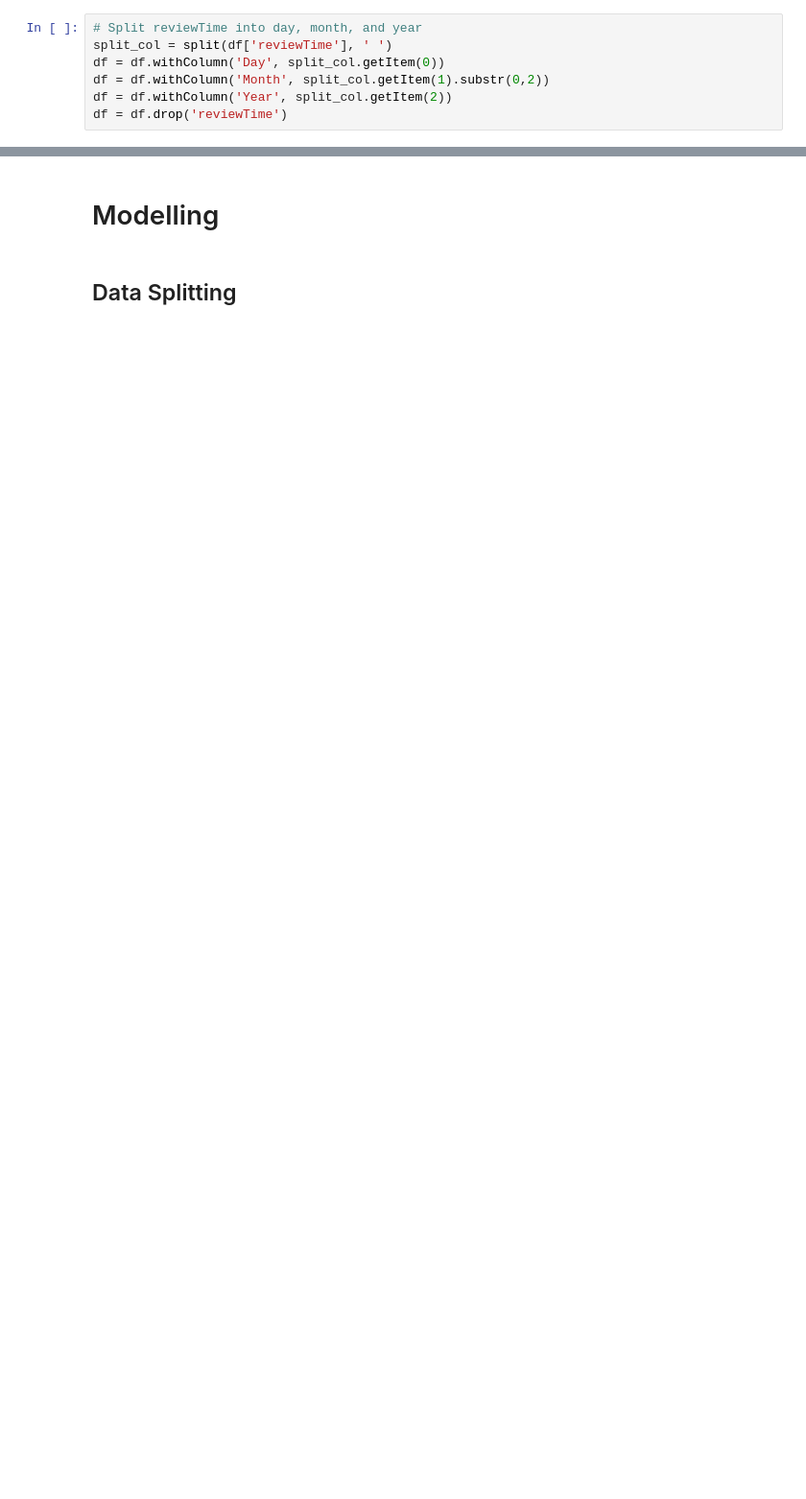
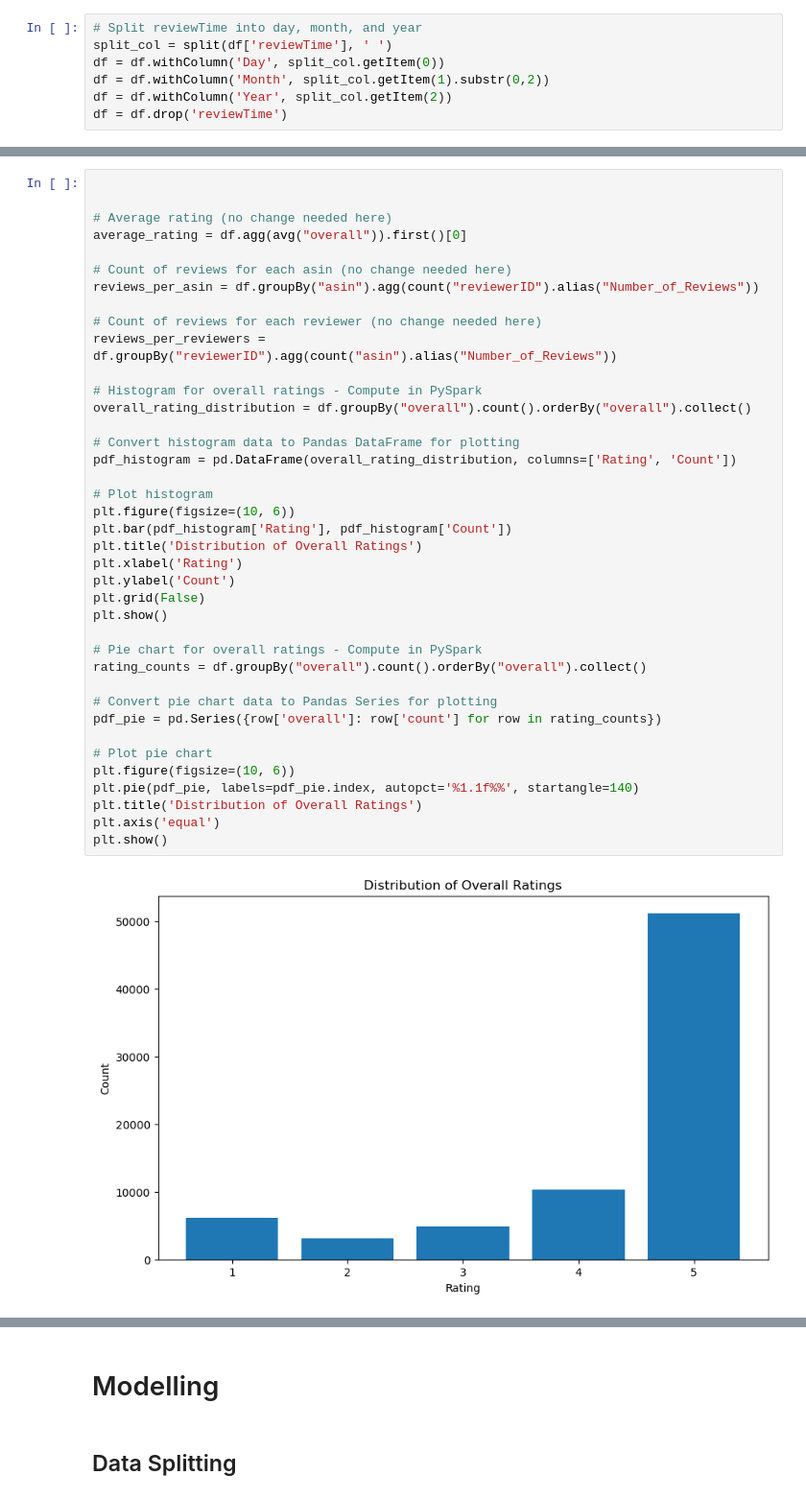
Before and after one commit to wan19990901/DC_project, a Jupyter notebook: Final_Project.ipynb, the cells around one changed output, grey strips where cells are left out. Shown at 96% size. Cells and saved outputs as stored; diff of their text form; blank space fills up the shorter version.

```diff
--- a/Final_Project.ipynb
+++ b/Final_Project.ipynb
@@ -249,0 +247,41 @@ ConnectionRefusedError: [Errno 111] Connection refused
+# %%
+
+
+# Average rating (no change needed here)
+average_rating = df.agg(avg("overall")).first()[0]
+
+# Count of reviews for each asin (no change needed here)
+reviews_per_asin = df.groupBy("asin").agg(count("reviewerID").alias("Number_of_Reviews"))
+
+# Count of reviews for each reviewer (no change needed here)
+reviews_per_reviewers = df.groupBy("reviewerID").agg(count("asin").alias("Number_of_Reviews"))
+
+# Histogram for overall ratings - Compute in PySpark
+overall_rating_distribution = df.groupBy("overall").count().orderBy("overall").collect()
+
+# Convert histogram data to Pandas DataFrame for plotting
+pdf_histogram = pd.DataFrame(overall_rating_distribution, columns=['Rating', 'Count'])
+
+# Plot histogram
+plt.figure(figsize=(10, 6))
+plt.bar(pdf_histogram['Rating'], pdf_histogram['Count'])
+plt.title('Distribution of Overall Ratings')
+plt.xlabel('Rating')
+plt.ylabel('Count')
+plt.grid(False)
+plt.show()
+
+# Pie chart for overall ratings - Compute in PySpark
+rating_counts = df.groupBy("overall").count().orderBy("overall").collect()
+
+# Convert pie chart data to Pandas Series for plotting
+pdf_pie = pd.Series({row['overall']: row['count'] for row in rating_counts})
+
+# Plot pie chart
+plt.figure(figsize=(10, 6))
+plt.pie(pdf_pie, labels=pdf_pie.index, autopct='%1.1f%%', startangle=140)
+plt.title('Distribution of Overall Ratings')
+plt.axis('equal')
+plt.show()
+# %% [output]
+[figure, added]
```
Also changed, not shown: parts of 71 cells of this notebook.
